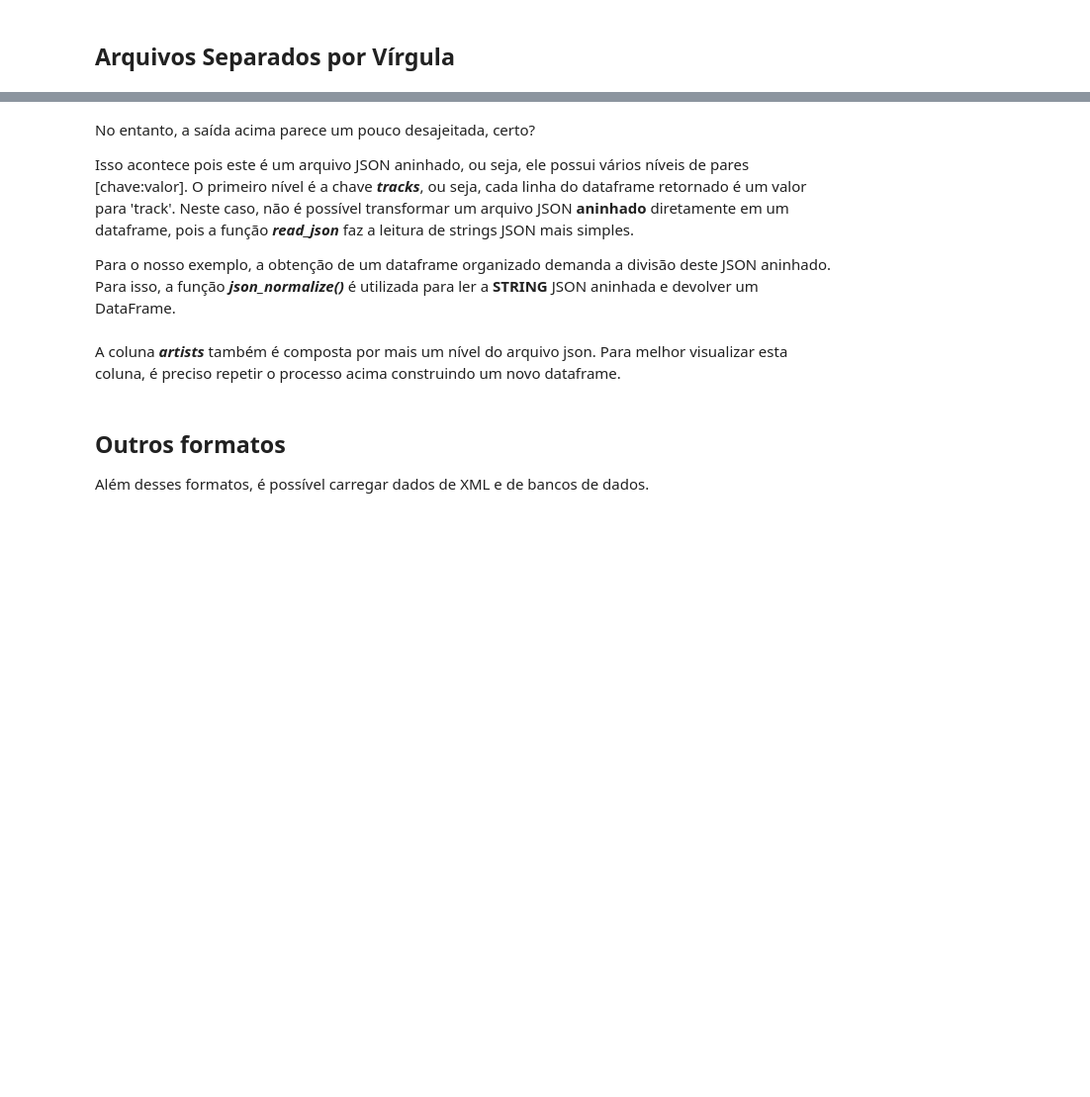
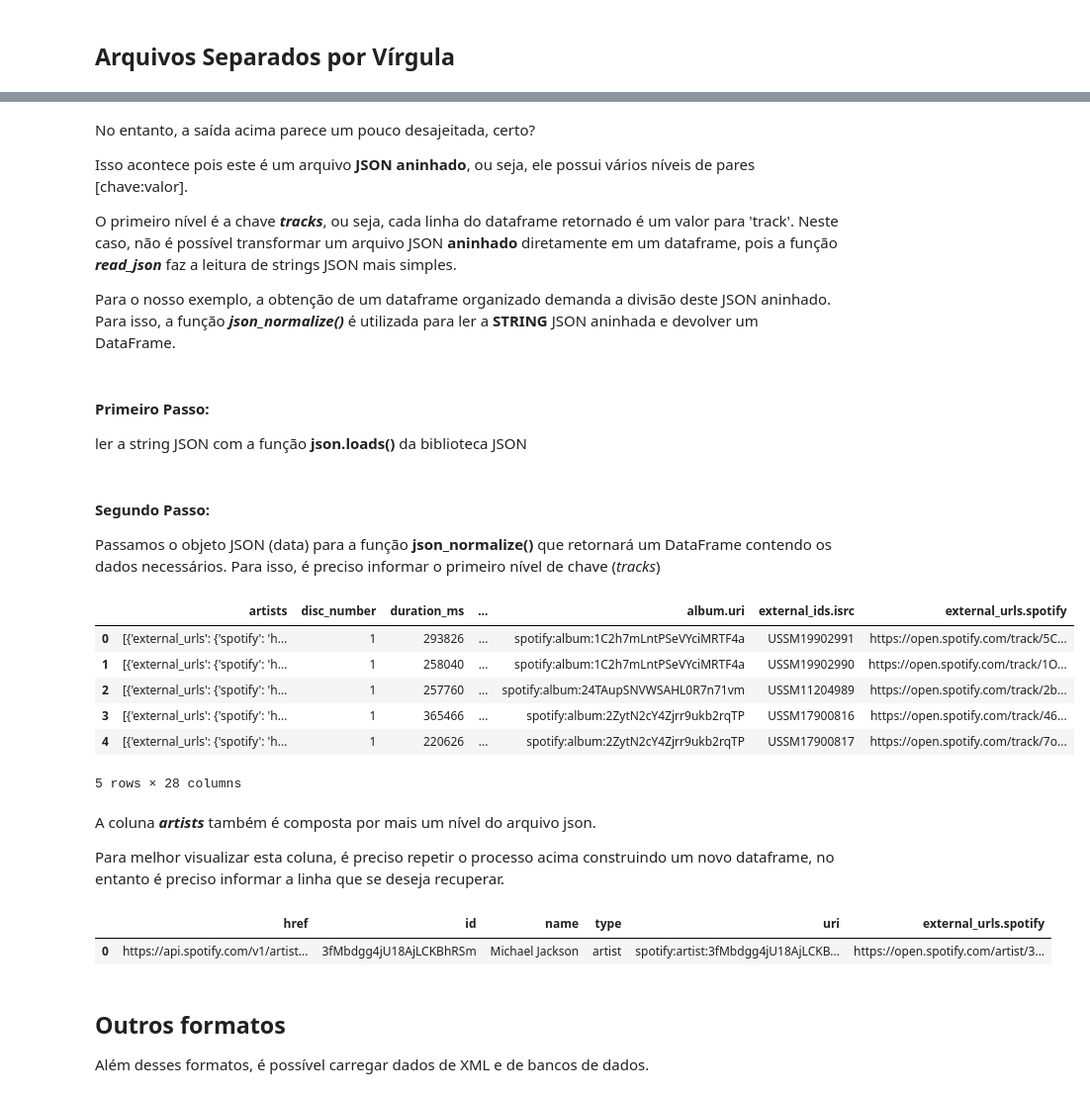
Before and after one commit to opgabriel/jai2021-jupyter, a Jupyter notebook: 3.Preparacao/3.1.Importacao.Dados.ipynb, the cells around one changed output, grey strips where cells are left out. Shown at 99% size. Drawn from its saved outputs; the diff is of its cells as text; code cells hidden in the pictures; blank space fills up the shorter version.

```diff
--- a/3.Preparacao/3.1.Importacao.Dados.ipynb
+++ b/3.Preparacao/3.1.Importacao.Dados.ipynb
@@ -67,20 +139,8 @@ tracks
 # %% [markdown]
 No entanto, a saída acima parece um pouco desajeitada, certo?
 
-Isso acontece pois este é um arquivo JSON aninhado, ou seja, ele possui vários níveis de pares [chave:valor]. O primeiro nível é a chave *__tracks__*, ou seja, cada linha do dataframe retornado é um valor para 'track'. Neste caso, não é possível transformar um arquivo JSON __aninhado__ diretamente em um dataframe, pois a função __*read_json*__ faz a leitura de strings JSON mais simples.
+Isso acontece pois este é um arquivo **JSON aninhado**, ou seja, ele possui vários níveis de pares [chave:valor].
+
+O primeiro nível é a chave *__tracks__*, ou seja, cada linha do dataframe retornado é um valor para 'track'. Neste caso, não é possível transformar um arquivo JSON __aninhado__ diretamente em um dataframe, pois a função __*read_json*__ faz a leitura de strings JSON mais simples.
 
 Para o nosso exemplo, a obtenção de um dataframe organizado demanda a divisão deste JSON aninhado. Para isso, a função *__json_normalize()__* é utilizada para ler a __STRING__ JSON aninhada e devolver um DataFrame.
-# %%
-# Primeiro Passo: ler a string JSON com a função json.loads()
-# da biblioteca JSON
-
-with open('Michael_Jackson_tracks.json','r') as f:
-    data = json.loads(f.read())
-
-# Segundo Passo: passamos objeto JSON (data) para a função json_normalize()
-# que retornará um DataFrame contendo os dados necessários.
-# Para isso, é preciso informar o primeiro nível de chave (tracks)
-
-tracks_df = pd.json_normalize(data['tracks'])
-
-tracks_df
@@ -87,5 +150,36 @@ tracks_df
+# %% [markdown]
+#### Primeiro Passo:
+ler a string JSON com a função **json.loads()** da biblioteca JSON
+# %%
+with open('./datasets/Michael_Jackson_tracks.json','r') as f:
+    data = json.loads(f.read())
+# %% [markdown]
+#### Segundo Passo:
+
+Passamos o objeto JSON (data) para a função **json_normalize()** que retornará um DataFrame contendo os dados necessários. Para isso, é preciso informar o primeiro nível de chave (_tracks_)
+# %%
+tracks_df = pd.json_normalize(data['tracks'])
+
+tracks_df.head()
+# %% [output]
+|  | artists | disc_number | duration_ms | ... | album.uri | external_ids.isrc | external_urls.spotify |
+| 0 | [{'external_urls': {'spotify': 'h... | 1 | 293826 | ... | spotify:album:1C2h7mLntPSeVYciMRTF4a | USSM19902991 | https://open.spotify.com/track/5C... |
+| 1 | [{'external_urls': {'spotify': 'h... | 1 | 258040 | ... | spotify:album:1C2h7mLntPSeVYciMRTF4a | USSM19902990 | https://open.spotify.com/track/1O... |
+| 2 | [{'external_urls': {'spotify': 'h... | 1 | 257760 | ... | spotify:album:24TAupSNVWSAHL0R7n71vm | USSM11204989 | https://open.spotify.com/track/2b... |
+| 3 | [{'external_urls': {'spotify': 'h... | 1 | 365466 | ... | spotify:album:2ZytN2cY4Zjrr9ukb2rqTP | USSM17900816 | https://open.spotify.com/track/46... |
+| 4 | [{'external_urls': {'spotify': 'h... | 1 | 220626 | ... | spotify:album:2ZytN2cY4Zjrr9ukb2rqTP | USSM17900817 | https://open.spotify.com/track/7o... |
+5 rows × 28 columns
 # %% [markdown]
-A coluna __*artists*__ também é composta por mais um nível do arquivo json. Para melhor visualizar esta coluna, é preciso repetir o processo acima construindo um novo dataframe.
+A coluna __*artists*__ também é composta por mais um nível do arquivo json.
+
+Para melhor visualizar esta coluna, é preciso repetir o processo acima construindo um novo dataframe, no entanto é preciso informar a linha que se deseja recuperar.
+# %%
+artist_df = pd.json_normalize(data['tracks'][0]['artists'])
+
+artist_df.head()
+# %% [output]
+|  | href | id | name | type | uri | external_urls.spotify |
+| 0 | https://api.spotify.com/v1/artist... | 3fMbdgg4jU18AjLCKBhRSm | Michael Jackson | artist | spotify:artist:3fMbdgg4jU18AjLCKB... | https://open.spotify.com/artist/3... |
 # %% [markdown]
 ## Outros formatos
 
```
Also changed, not shown: parts of 28 cells of this notebook, 13 other files.
